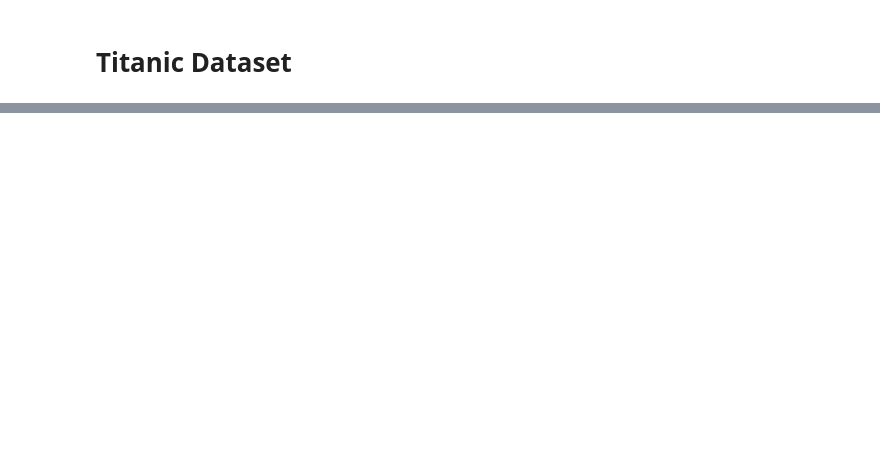
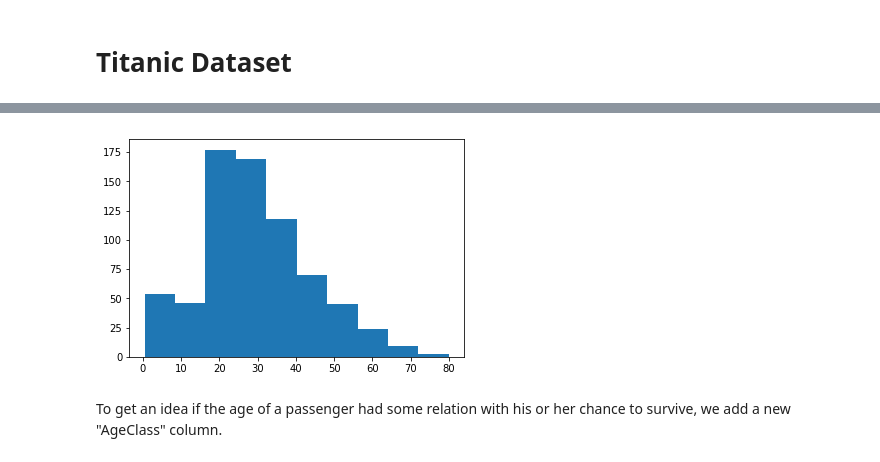
Before and after one commit to girone/udacity, a Jupyter notebook: lessons/Project: Investigate a Dataset/Project - Investigate a Dataset.ipynb, the cells around one changed output, grey strips where cells are left out. Saved outputs shown, nothing was run; the diff lists cells and outputs as text; code cells hidden in the pictures; blank space fills up the shorter version.

```diff
--- a/lessons/Project: Investigate a Dataset/Project - Investigate a Dataset.ipynb
+++ b/lessons/Project: Investigate a Dataset/Project - Investigate a Dataset.ipynb
@@ -24,0 +41,9 @@ data.describe()
+# %%
+# The "Age" column is not missing for some of the passengers.
+# We need to exclude those to print a histogram.
+plt.hist(data["Age"][data["Age"].notnull()])
+print()
+# %% [output]
+[figure, added]
+# %% [markdown]
+To get an idea if the age of a passenger had some relation with his or her chance to survive, we add a new "AgeClass" column.
```
Also changed, not shown: parts of 20 cells of this notebook.
